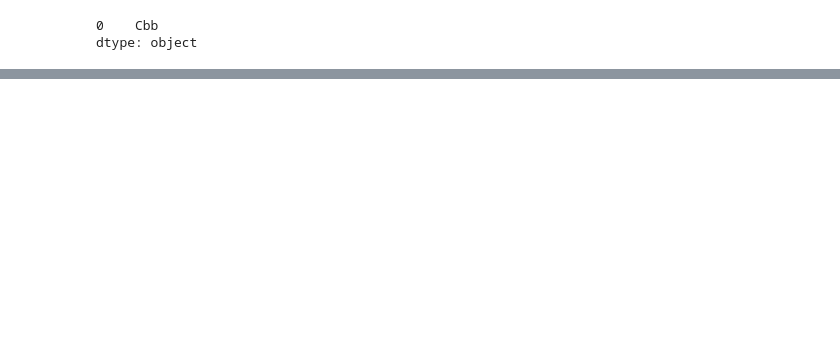
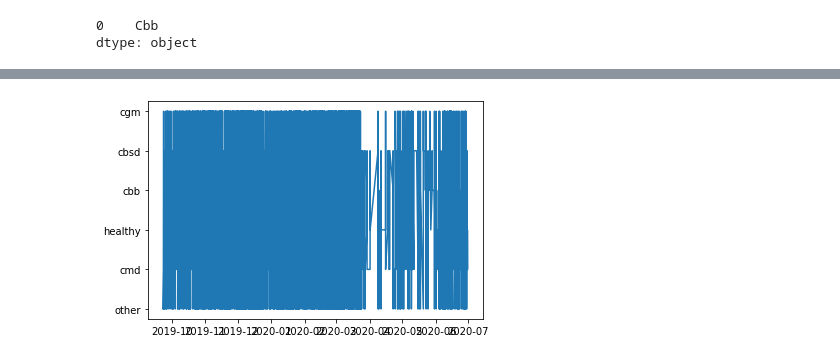
Before and after one commit to BANADDA/pandas-1, a Jupyter notebook: Pandas_1.ipynb, the cells around one changed output, grey strips where cells are left out. Drawn from its saved outputs; the diff is of its cells as text; code cells hidden in the pictures; blank space fills up the shorter version.

```diff
--- a/Pandas_1.ipynb
+++ b/Pandas_1.ipynb
@@ -56 +55,8 @@ plt.figure(figsize = [20, 100])
 <Figure size 1440x7200 with 0 Axes>
+# %%
+y = df['CASSAVA_DATA_CASSAVA_IMAGE_CLASS']
+x = df['_SUBMISSION_DATE']
+plt.plot(x, y)
+plt.show()
+# %% [output]
+[figure, added]
```
Also changed, not shown: parts of 1 cell of this notebook.
